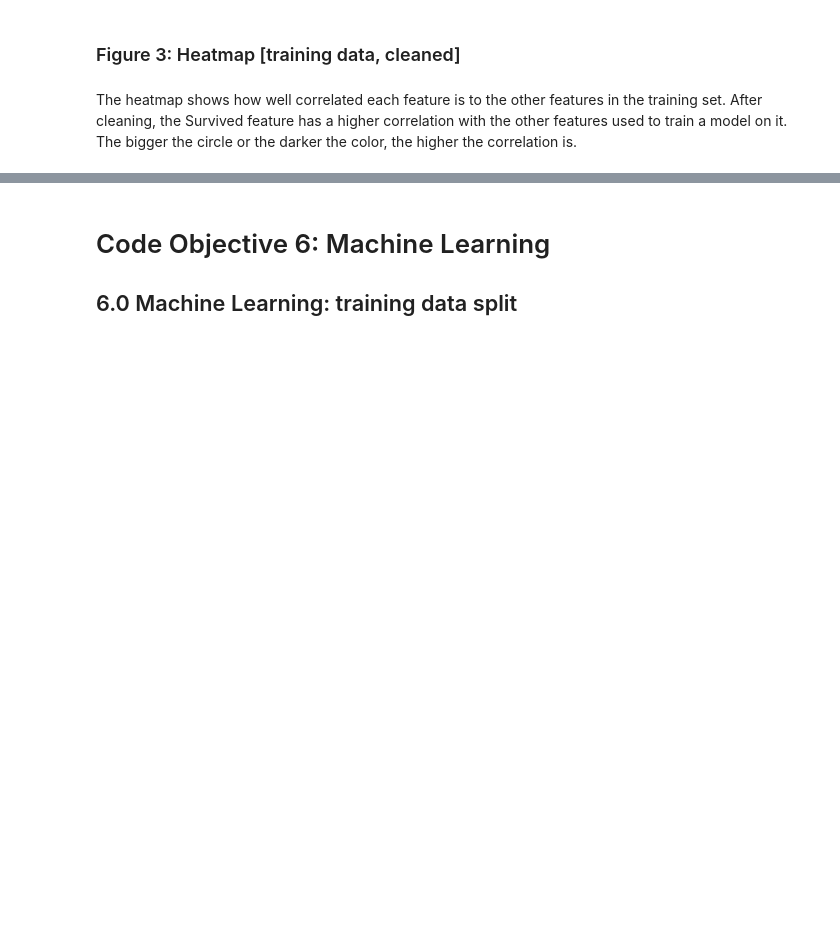
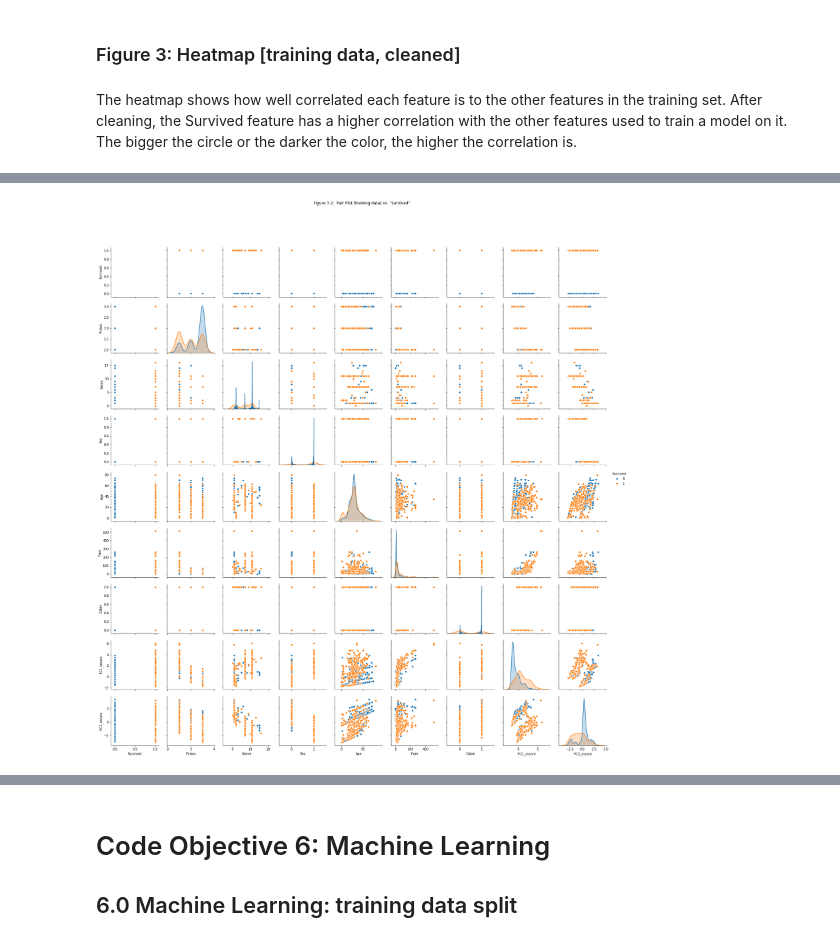
Before and after one commit to stevensmiley1989/Kaggle-Titanic, a Jupyter notebook: Jupyter/stevensmiley-kaggle-competition-titanic.ipynb, the cells around one changed output, grey strips where cells are left out. Saved outputs shown, nothing was run; the diff lists cells and outputs as text; code cells hidden in the pictures; blank space fills up the shorter version.

```diff
--- a/Jupyter/stevensmiley-kaggle-competition-titanic.ipynb
+++ b/Jupyter/stevensmiley-kaggle-competition-titanic.ipynb
@@ -430,0 +494,9 @@ heatmap(
+# %%
+with sns.axes_style(style=None):
+    g=sns.pairplot(train_clean,hue='Survived', size=2.5)
+g.fig.suptitle('Figure 3.2:  Pair Plot [training data] vs. "Survived"',y=1.05)
+pairplot_fig=os.path.join(figures_path,'Figure3.2.pairplot.png')
+plt.savefig(pairplot_fig,dpi=300,bbox_inches='tight')
+plt.show()
+# %% [output]
+[figure, added]
```
Also changed, not shown: parts of 35 cells of this notebook, 33 other files.
